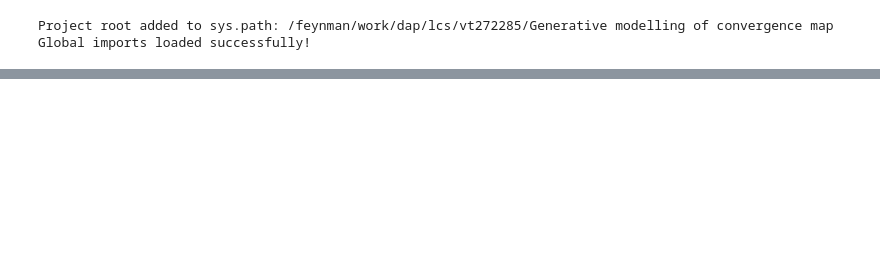
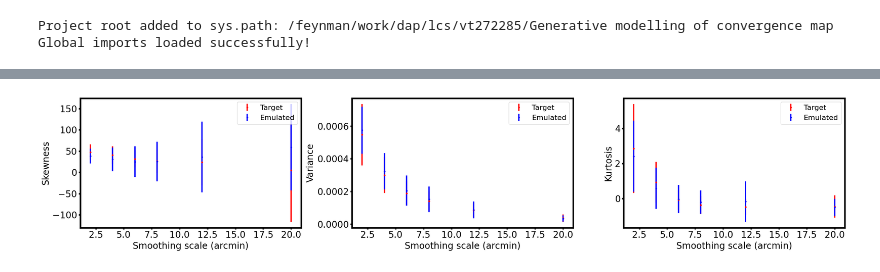
Before and after one commit to vilasinits/GOLCONDA, a Jupyter notebook: notebooks/generatemap_flatsky_map.ipynb, the cells around one changed output, grey strips where cells are left out. Cells and saved outputs as stored; diff of their text form; code cells hidden in the pictures; blank space fills up the shorter version.

```diff
--- a/notebooks/generatemap_flatsky_map.ipynb
+++ b/notebooks/generatemap_flatsky_map.ipynb
@@ -369,0 +190,95 @@ array([ 6, 12, 19, 25, 38, 64])
+# %%
+
+
+N_mesh = data_downscaled.shape[0]
+target_image = target
+final_map = solution
+L = 505
+pixsize=pixelsize #arcmin
+print(N_mesh, pixsize)
+
+theta1 = np.array([2, 4,  6,  8,  12, 20])
+theta1_pixels = (theta1/pixsize).astype(int)
+
+fig, axs = plt.subplots(1, 3, figsize=(25, 5))
+# Flags to control labeling in the legend
+first_label_target = True
+first_label_emulated = True
+
+for i, theta1s in enumerate(theta1_pixels):
+    emulated_smoothed = decomposer.get_th_smooth_map(final_map, theta1s)
+    target_smoothed = decomposer.get_th_smooth_map(target_image, theta1s)
+    emu_patches = split_image_into_patches(emulated_smoothed, 4)
+    tar_patches = split_image_into_patches(target_smoothed, 4)
+
+    emu_mean = []
+    emu_variance = []
+    emu_skewness = []
+    emu_kurtosis = []
+    tar_mean = []
+    tar_variance = []
+    tar_skewness = []
+    tar_kurtosis = []
+    for no_patch in range(len(emu_patches)):
+        emulated_mean, emulated_variance, emulated_skewness, emulated_kurtosis = get_moments_from_map(emu_patches[no_patch])
+        target_mean, target_variance, target_skewness, target_kurtosis = get_moments_from_map(tar_patches[no_patch])
+        emu_mean.append(emulated_mean)
+        emu_variance.append(emulated_variance)
+        emu_skewness.append(emulated_skewness)
+        emu_kurtosis.append(emulated_kurtosis)
+        tar_mean.append(target_mean)
+        tar_variance.append(target_variance)
+        tar_skewness.append(target_skewness)
+        tar_kurtosis.append(target_kurtosis)
+
+
+    axs[0].errorbar(theta1[i], np.average(tar_skewness), yerr=np.std(tar_skewness), c='r', label='Target' if first_label_target else "", fmt='o')
+    axs[0].errorbar(theta1[i], np.average(emu_skewness), yerr=np.std(emu_skewness),fmt='o', c='b')
+    axs[0].set_xlabel("Smoothing scale (arcmin)")
+    axs[0].set_ylabel("Skewness")
+
+    axs[1].errorbar(theta1[i], np.average(tar_variance),yerr=np.std(tar_variance),fmt='o', c='r', label='Target' if first_label_target else "")
+    axs[1].errorbar(theta1[i], np.average(emu_variance),yerr=np.std(emu_variance),fmt='o', c='b')
+    axs[1].set_xlabel("Smoothing scale (arcmin)")
+    axs[1].set_ylabel("Variance")
+
+    axs[2].errorbar(theta1[i], np.average(tar_kurtosis), c='r', yerr=np.std(tar_kurtosis), fmt='o',label='Target' if first_label_target else "")
+    axs[2].errorbar(theta1[i], np.average(emu_kurtosis), yerr=np.std(emu_kurtosis), fmt='o', c='b')
+    axs[2].set_xlabel("Smoothing scale (arcmin)")
+    axs[2].set_ylabel("Kurtosis")
+
+# Fetch unique handles and labels after plotting
+handles_skewness, labels_skewness = axs[0].get_legend_handles_labels()
+handles_variance, labels_variance = axs[1].get_legend_handles_labels()
+handles_kurtosis, labels_variance = axs[2].get_legend_handles_labels()
+
+# Create legends
+axs[0].legend(['Target', 'Emulated'], loc='best')
+axs[1].legend(['Target', 'Emulated'], loc='best')
+axs[2].legend(['Target', 'Emulated'], loc='best')
+
+
+plt.tight_layout()
+plt.show()
+
+# fig, axs = plt.subplots(2, len(theta1), figsize=(35, 15))
+
+# for i, theta1s in enumerate(theta1_pixels):
+#     emulated_smoothed = decomposer.get_th_smooth_map(final_map, theta1s)
+#     target_smoothed = decomposer.get_th_smooth_map(target_image, theta1s)
+
+#     edges_emulated, bin_centers_emulated, counts_emulated, l1norm_emulated = calculate_histogram_l1norm(emulated_smoothed, None, 150, density=True) #calculate_pdf(emulated_smoothed, 150)
+#     edges_target, bin_centers_target, counts_target, l1norm_target = calculate_histogram_l1norm(target_smoothed, None, edges_emulated, density=True)
+#     axs[0,i].plot(bin_centers_target, counts_target, label=theta1[i])
+#     axs[0,i].plot(bin_centers_emulated, counts_emulated, ls=":")
+#     axs[0,i].set_yscale('log')
+#     axs[0,i].legend()
+
+#     axs[1,i].plot(bin_centers_target, (counts_emulated/(counts_target + 1e-10)) - 1, label=theta1[i])
+#     axs[1,i].set_ylim(-0.3,0.3)
+#     axs[1,i].set_xlim(np.mean(emulated_smoothed)-1.5*np.std(emulated_smoothed), np.mean(emulated_smoothed)+1.5*np.std(emulated_smoothed))
+
+# plt.tight_layout()
+# plt.show()
+theta1_pixels
+# %% [output]
@@ -369,0 +286 @@ array([ 6, 12, 19, 25, 38, 64])
+[figure, added]
```
Also changed, not shown: parts of 9 cells of this notebook, 7 other files.
